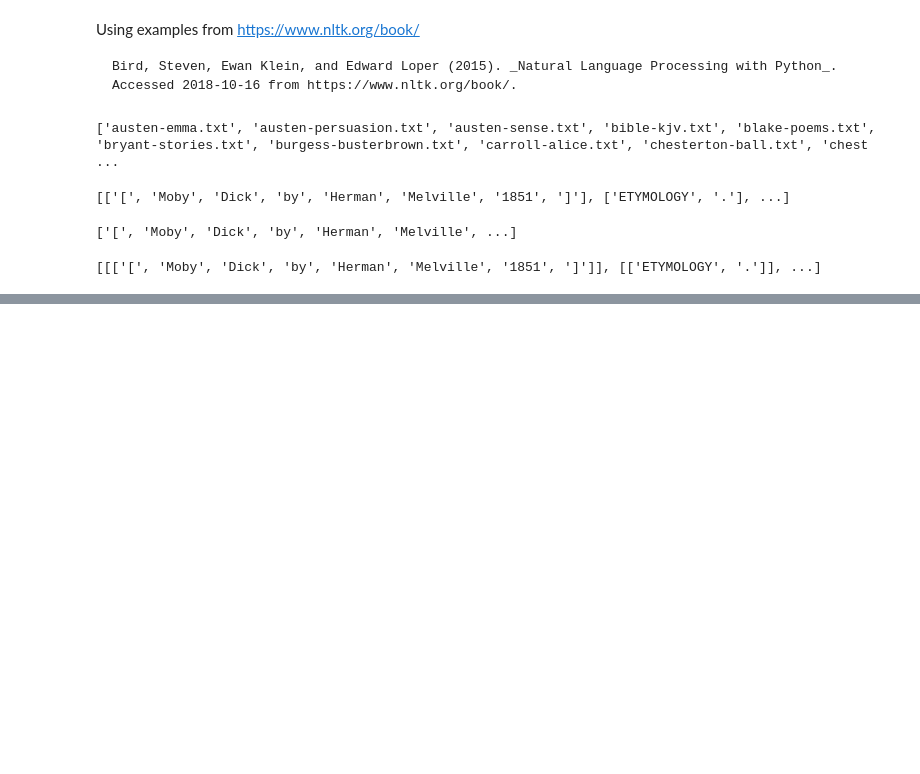
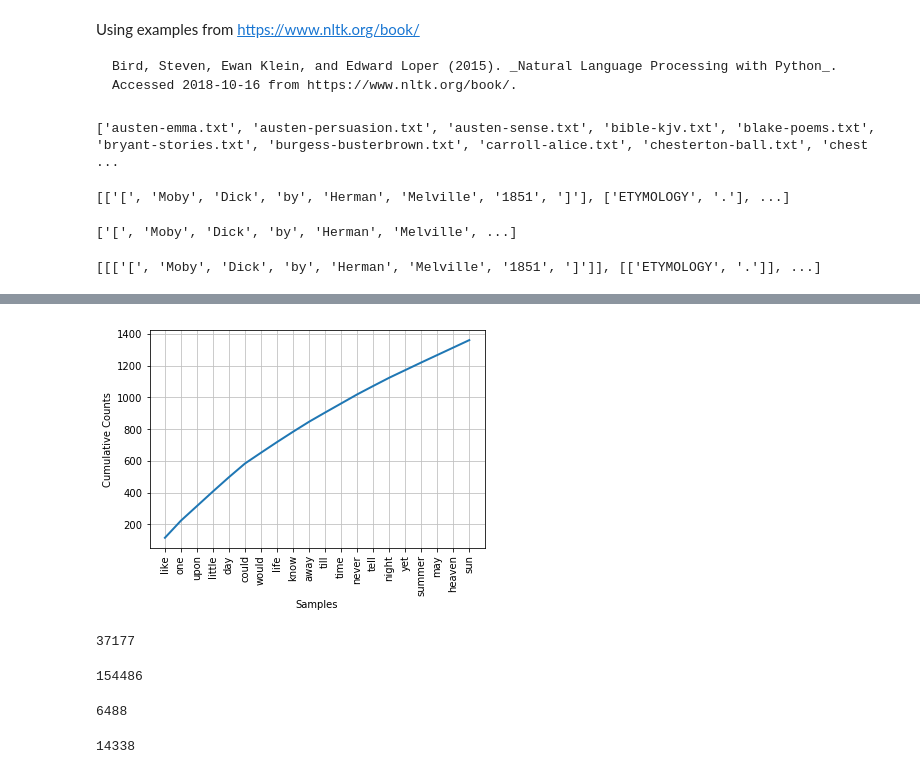
Before and after one commit to unmrds/cc-nlp, a Jupyter notebook: 02_Python_NLP_Tutorial.ipynb, the cells around one changed output, grey strips where cells are left out. Drawn from its saved outputs; the diff is of its cells as text; code cells hidden in the pictures; blank space fills up the shorter version.

```diff
--- a/02_Python_NLP_Tutorial.ipynb
+++ b/02_Python_NLP_Tutorial.ipynb
@@ -331,0 +920,20 @@ ewps.plot(20)
+# %%
+emily_nsw.plot(20, cumulative=True)
+# %% [output]
+[figure, added]
+# %%
+len(emilyContextIndex.tokens())
+# %% [output]
+37177
+# %%
+len(waltContextIndex.tokens())
+# %% [output]
+154486
+# %%
+len(emilyText.vocab())
+# %% [output]
+6488
+# %%
+len(waltText.vocab())
+# %% [output]
+14338
```
Also changed, not shown: parts of 119 cells of this notebook, 2 other files.
